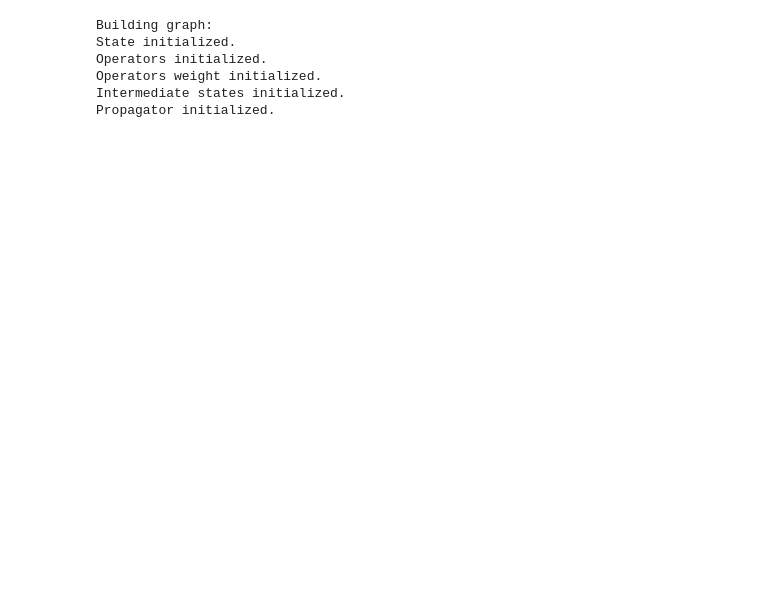
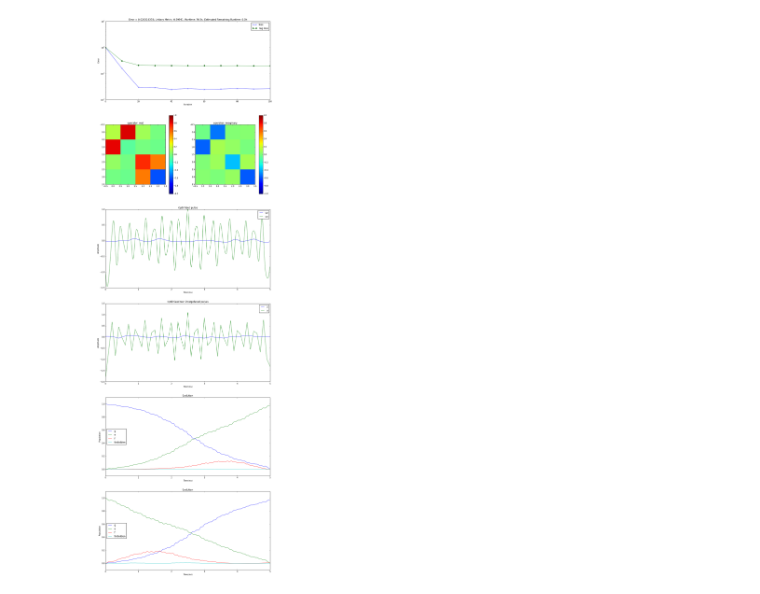
Before and after one commit to SchusterLab/quantum-optimal-control, a Jupyter notebook: Qubit_Pi_Pulse.ipynb, the cells around one changed output. Saved outputs shown, nothing was run; the diff lists cells and outputs as text; code cells hidden in the pictures; blank space fills up the shorter version.

```diff
--- a/Qubit_Pi_Pulse.ipynb
+++ b/Qubit_Pi_Pulse.ipynb
@@ -13,7 +11,7 @@ WARNING: pylab import has clobbered these variables: ['display']
 # %%
 #Defining time scales
 total_time = 5.0
-steps = 300
+steps = 400
 
 #Defining H0
 qubit_state_num = 4
@@ -56,32 +54,29 @@ U0= q_identity
 XI = Q_x
 ZI = Q_z
 Hops = [XI,ZI]
-ops_max_amp = [4.0,2*np.pi*2.0]
+ops_max_amp = [2.0,2.0]
 Hnames =['x','z']
 
 #Defining convergence parameters
-max_iterations = 5000
+max_iterations = 100
 decay = max_iterations/2
 convergence = {'rate':0.01, 'update_step':10, 'max_iterations':max_iterations,\
-               'conv_target':1e-8,'learning_rate_decay':decay}
-reg_coeffs = {'alpha' : 0.01, 'z':0.01, 'dwdt':0.01,'d2wdt2':0.001*0.0001, 'inter':100}
+               'conv_target':1e-6,'learning_rate_decay':decay}
+reg_coeffs = {'alpha' : 0, 'z':0, 'dwdt':0,'d2wdt2':0, 'inter':0}
 #multi_mode = {'dressed':dressed, 'vectors':v_c, 'qnum':qubit_state_num, 'mnum': mode_state_num,\
               #'f':freq_ge, 'es':w_c, 'g1':qm_g1, 'D':D, 'Interpolation':True, 'Modulation':True}
 
     #Defining initial pulses
 u0 = []
 u0.append(np.ones(steps))
-u0.append(np.zeros(steps))
+#u0.append(np.zeros(steps))
+
+H_time_scales = {'0':0.1, '1':0.2}
 # %%
  #Extra options
 #reg_coeffs = reg_coeffs,draw = [states_draw_list,states_draw_names] ,forbidden = states_forbidden_list,multi_mode = multi_mode,
 #maxA = ops_max_amp,use_gpu = True
-Grape(H0,Hops,Hnames,U,U0,total_time,steps,psi0,convergence, draw = [states_draw_list,states_draw_names], forbidden = states_forbidden_list\
-     , initial_guess = u0)
+uks,U_final,names = Grape(H0,Hops,Hnames,U,U0,total_time,steps,psi0,convergence, draw = [states_draw_list,states_draw_names],show_plots = True,
+      forbidden = states_forbidden_list, Unitary_error = 1e-6, method = 'L-BFGS-B',switch = True,  maxA=ops_max_amp, H_time_scales = H_time_scales)
 # %% [output]
-Building graph:
-State initialized.
-Operators initialized.
-Operators weight initialized.
-Intermediate states initialized.
-Propagator initialized.
+[figure, added]
```
Also changed, not shown: parts of 2 cells of this notebook, 6 other files.
